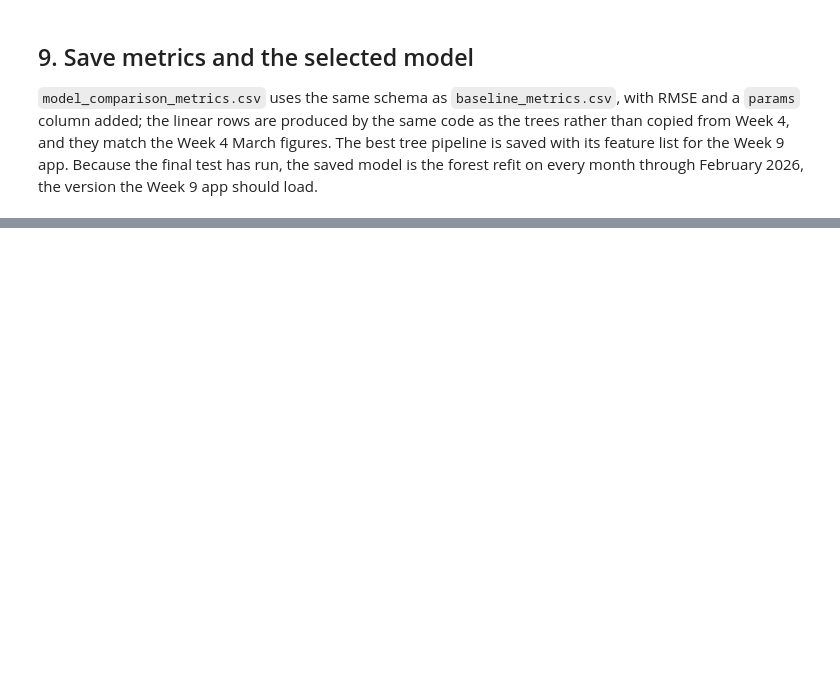
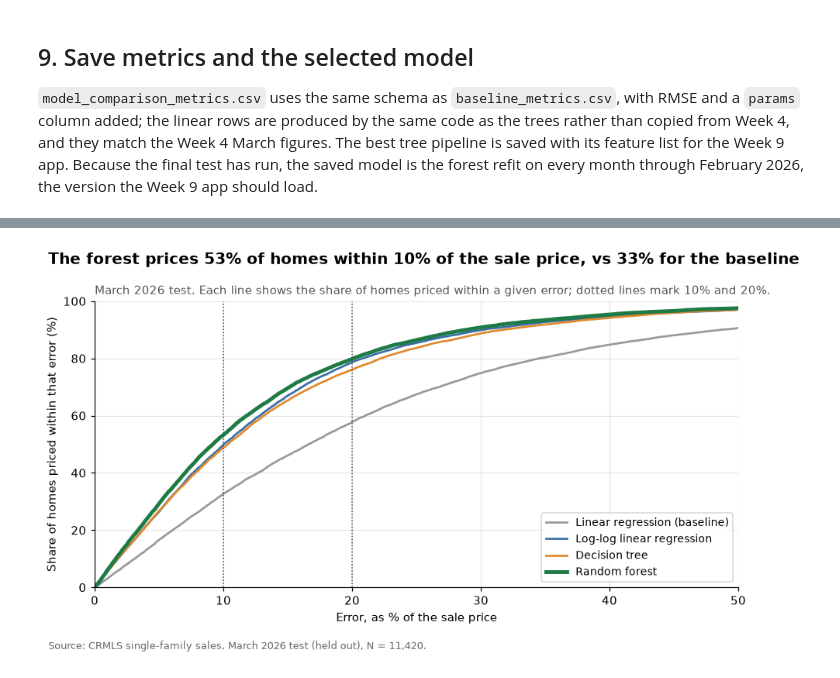
Before and after one commit to tantancodes/IDX-Exchange-Data-Science, a Jupyter notebook: notebooks/04_model_comparison.ipynb, the cells around one changed output, grey strips where cells are left out. Drawn from its saved outputs; the diff is of its cells as text; code cells hidden in the pictures; blank space fills up the shorter version.

```diff
--- a/notebooks/04_model_comparison.ipynb
+++ b/notebooks/04_model_comparison.ipynb
@@ -688,0 +809,21 @@ The forest's gain is real in March as well: neither interval comes close to zero
+# %%
+thresholds = np.linspace(0, 50, 501)
+fig, ax = plt.subplots(figsize=(8.5, 4.8))
+for name in avm.MODEL_ORDER:
+    ape = np.sort(march_homes[f"ape_{name}"].to_numpy())
+    share = 100 * np.searchsorted(ape, thresholds, side="right") / len(ape)
+    ax.plot(thresholds, share, color=COLORS[name], linewidth=LINE_WIDTH[name], label=NAMES[name])
+for guide in (10, 20):
+    ax.axvline(guide, color="#444444", linestyle=":", linewidth=1)
+ax.set(xlabel="Error, as % of the sale price", ylabel="Share of homes priced within that error (%)",
+       xlim=(0, 50), ylim=(0, 100))
+ax.legend(loc="lower right", fontsize=9)
+avm.finish_chart(
+    fig, ax,
+    f"The forest prices {march.loc[FOREST, 'PPE10_pct']:.0f}% of homes within 10% of the sale price, "
+    f"vs {march.loc[LINEAR, 'PPE10_pct']:.0f}% for the baseline",
+    "March 2026 test. Each line shows the share of homes priced within a given error; dotted lines mark 10% and 20%.",
+    SOURCE)
+plt.show()
+# %% [output]
+[figure, added]
```
Also changed, not shown: parts of 14 cells of this notebook, 5 other files.
